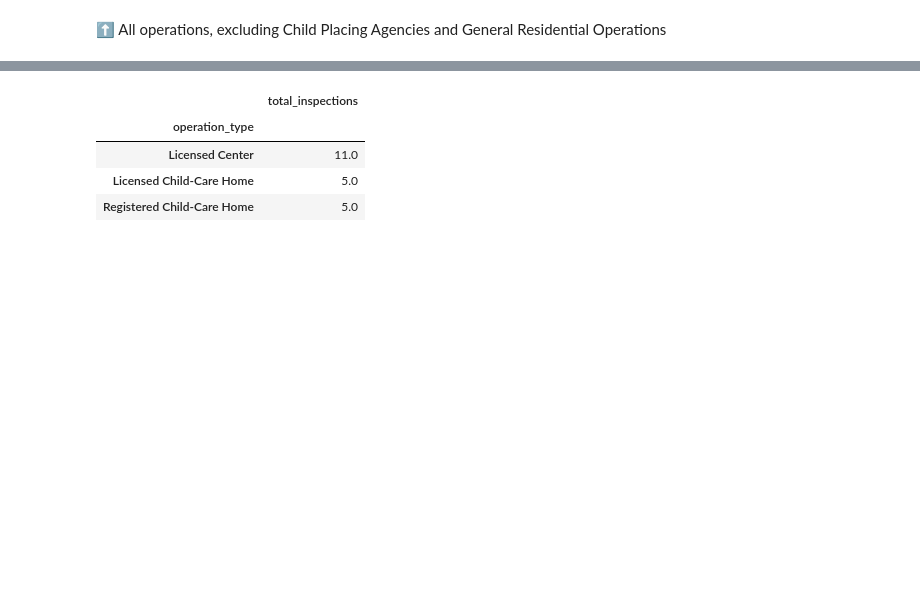
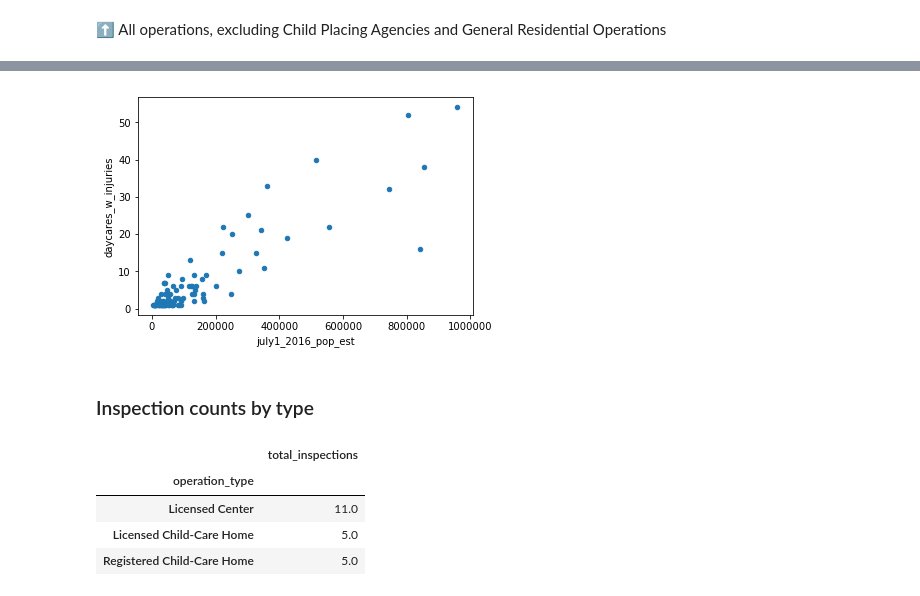
Before and after one commit to statesman/daycare-data-unwatched, a Jupyter notebook: notebooks/verified_analysis.ipynb, the cells around one changed output, grey strips where cells are left out. Cells and saved outputs as stored; diff of their text form; code cells hidden in the pictures; blank space fills up the shorter version.

```diff
--- a/notebooks/verified_analysis.ipynb
+++ b/notebooks/verified_analysis.ipynb
@@ -216,3 +231,25 @@ plt.show()
+# %%
+dat_injure.groupby([
+        'operation_id', 'county'
+    ]).size().apply(pd.Series).rename(
+        columns = {0: 'county_count'}
+    ).reset_index().groupby('county')[
+       'county_count'
+    ].sum().apply(pd.Series).rename(
+    columns = {0: 'daycares_w_injuries'}
+).join(dat_county_pop).fillna(0).assign(
+    count_per_cap = lambda x: x.daycares_w_injuries / x.july1_2016_pop_est
+).query('july1_2016_pop_est < 1e6').plot(
+    kind='scatter',
+    x='july1_2016_pop_est',
+    y='daycares_w_injuries'
+)
+
+plt.show()
+# %% [output]
+[figure, added]
+# %% [markdown]
+### Inspection counts by type
 # %%
 display(
     dat_injure.groupby(
```
Also changed, not shown: parts of 3 cells of this notebook.
